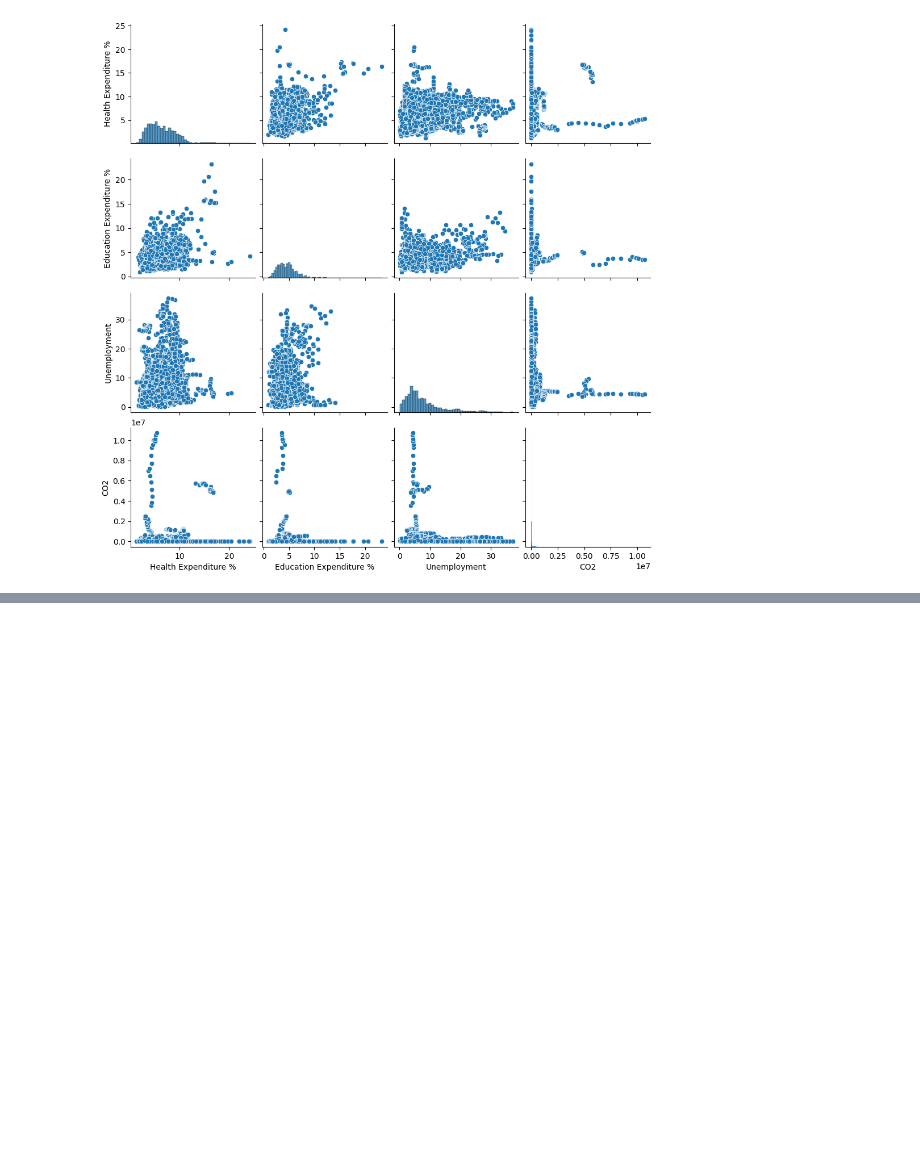
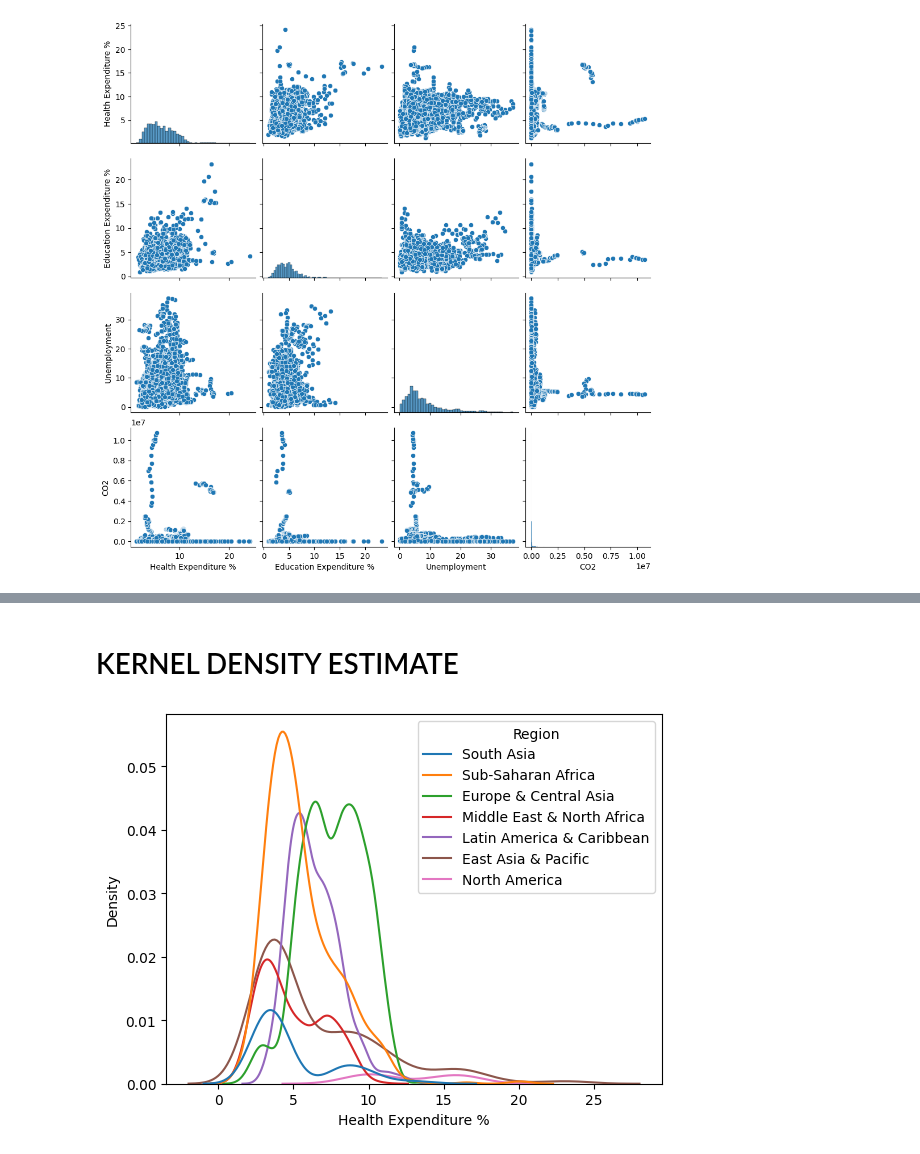
Before and after one commit to HABUDANHAYABK/Associate-Data-Scientist-in-Python, a Jupyter notebook: Exploratory_Data_Analysis_in_Python/correlation.ipynb, the cells around one changed output, grey strips where cells are left out. Drawn from its saved outputs; the diff is of its cells as text; code cells hidden in the pictures; blank space fills up the shorter version.

```diff
--- a/Exploratory_Data_Analysis_in_Python/correlation.ipynb
+++ b/Exploratory_Data_Analysis_in_Python/correlation.ipynb
@@ -95,0 +112,10 @@ plt.show()
+# %% [markdown]
+# KERNEL DENSITY ESTIMATE
+# %%
+sns.kdeplot(data = life_expectancy,
+            x = 'Health Expenditure %',
+            hue = 'Region')
+
+plt.show()
+# %% [output]
+[figure, added]
```
Also changed, not shown: parts of 4 cells of this notebook.
